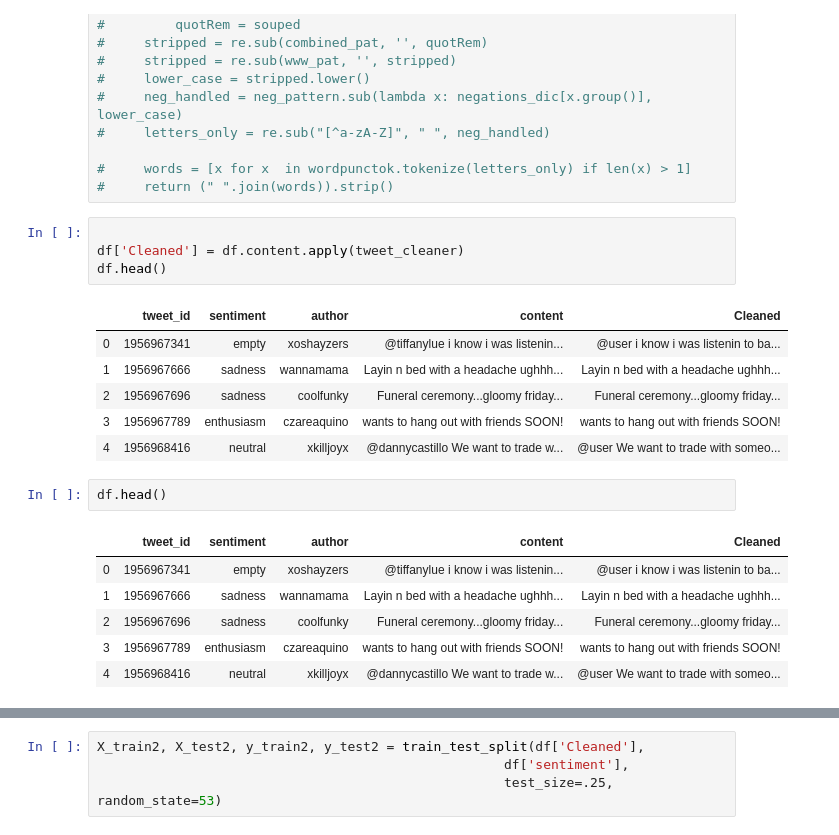
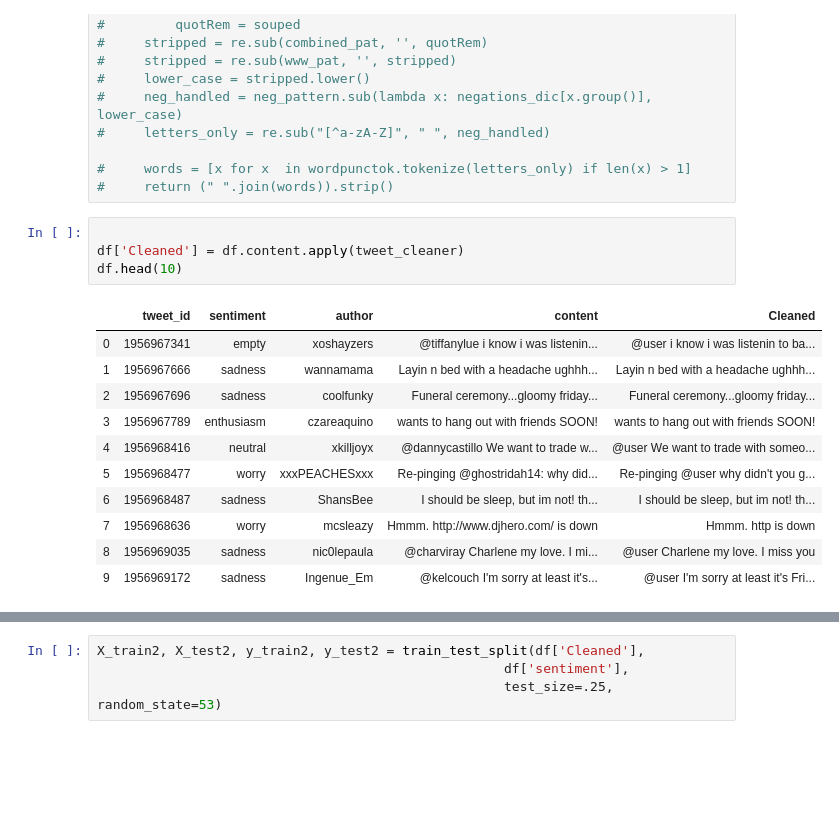
Before and after one commit to kaganilter/PROJECTS, a Jupyter notebook: CAPSTONE PROJECT-2/Twitter Data_Emotions.ipynb, the cells around one changed output, grey strips where cells are left out. Saved outputs shown, nothing was run; the diff lists cells and outputs as text; blank space fills up the shorter version.

```diff
--- a/CAPSTONE PROJECT-2/Twitter Data_Emotions.ipynb
+++ b/CAPSTONE PROJECT-2/Twitter Data_Emotions.ipynb
@@ -282,20 +278,16 @@ def tweet_cleaner(tweet):
 # %%
 
 df['Cleaned'] = df.content.apply(tweet_cleaner)
-df.head()
+df.head(10)
 # %% [output]
 |  | tweet_id | sentiment | author | content | Cleaned |
 | 0 | 1956967341 | empty | xoshayzers | @tiffanylue i know i was listenin... | @user i know i was listenin to ba... |
 | 1 | 1956967666 | sadness | wannamama | Layin n bed with a headache ughhh... | Layin n bed with a headache ughhh... |
 | 2 | 1956967696 | sadness | coolfunky | Funeral ceremony...gloomy friday... | Funeral ceremony...gloomy friday... |
 | 3 | 1956967789 | enthusiasm | czareaquino | wants to hang out with friends SOON! | wants to hang out with friends SOON! |
 | 4 | 1956968416 | neutral | xkilljoyx | @dannycastillo We want to trade w... | @user We want to trade with someo... |
+| 5 | 1956968477 | worry | xxxPEACHESxxx | Re-pinging @ghostridah14: why did... | Re-pinging @user why didn't you g... |
+| 6 | 1956968487 | sadness | ShansBee | I should be sleep, but im not! th... | I should be sleep, but im not! th... |
+| 7 | 1956968636 | worry | mcsleazy | Hmmm. http://www.djhero.com/ is down | Hmmm. http is down |
+| 8 | 1956969035 | sadness | nic0lepaula | @charviray Charlene my love. I mi... | @user Charlene my love. I miss you |
+| 9 | 1956969172 | sadness | Ingenue_Em | @kelcouch I'm sorry at least it's... | @user I'm sorry at least it's Fri... |
-# %%
-df.head()
-# %% [output]
-|  | tweet_id | sentiment | author | content | Cleaned |
-| 0 | 1956967341 | empty | xoshayzers | @tiffanylue i know i was listenin... | @user i know i was listenin to ba... |
-| 1 | 1956967666 | sadness | wannamama | Layin n bed with a headache ughhh... | Layin n bed with a headache ughhh... |
-| 2 | 1956967696 | sadness | coolfunky | Funeral ceremony...gloomy friday... | Funeral ceremony...gloomy friday... |
-| 3 | 1956967789 | enthusiasm | czareaquino | wants to hang out with friends SOON! | wants to hang out with friends SOON! |
-| 4 | 1956968416 | neutral | xkilljoyx | @dannycastillo We want to trade w... | @user We want to trade with someo... |
```
Also changed, not shown: parts of 38 cells of this notebook, 1 other file.
